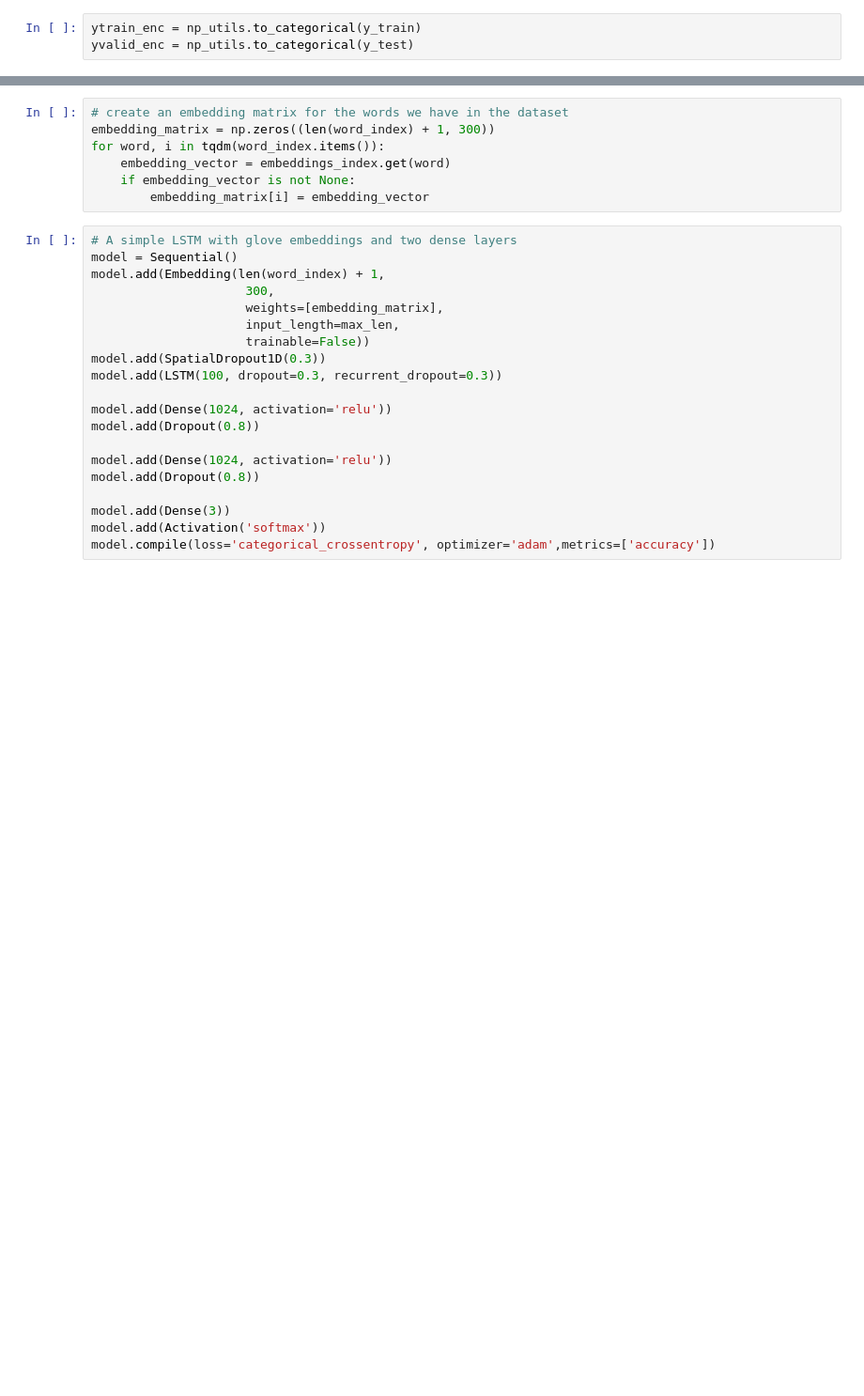
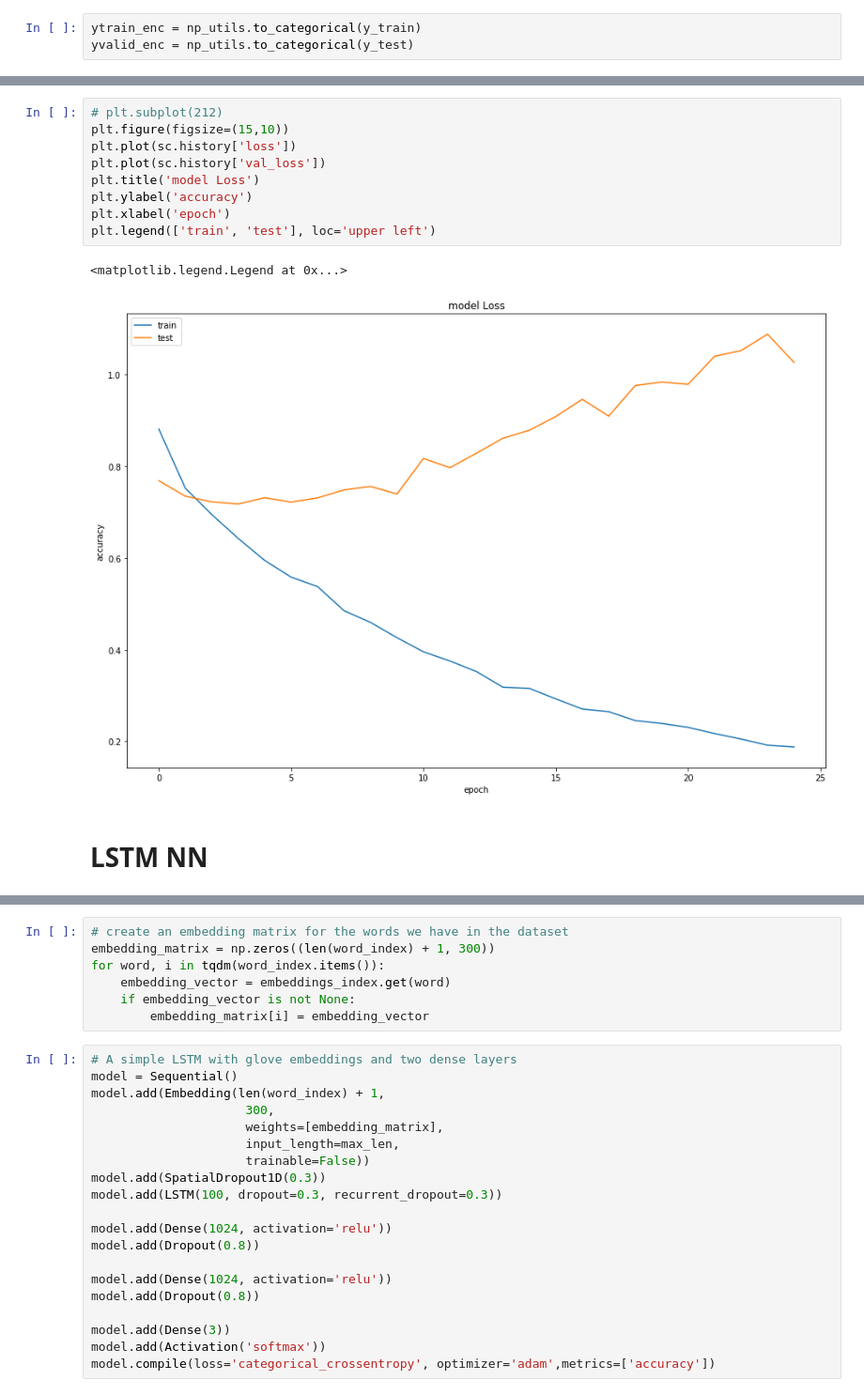
Before and after one commit to chintan04/ADS, a Jupyter notebook: Deep learning.ipynb, the cells around one changed output, grey strips where cells are left out. Shown at 94% size. Drawn from its saved outputs; the diff is of its cells as text; blank space fills up the shorter version.

```diff
--- a/Deep learning.ipynb
+++ b/Deep learning.ipynb
@@ -131,3 +218,17 @@ Epoch 5/5
+# %%
+# plt.subplot(212)
+plt.figure(figsize=(15,10))
+plt.plot(sc.history['loss'])
+plt.plot(sc.history['val_loss'])
+plt.title('model Loss')
+plt.ylabel('accuracy')
+plt.xlabel('epoch')
+plt.legend(['train', 'test'], loc='upper left')
+# %% [output]
+<matplotlib.legend.Legend at 0x...>
+[figure, added]
+# %% [markdown]
+# LSTM NN
 # %%
 # using keras tokenizer here
 token = text.Tokenizer(num_words=None)
```
Also changed, not shown: parts of 24 cells of this notebook.
